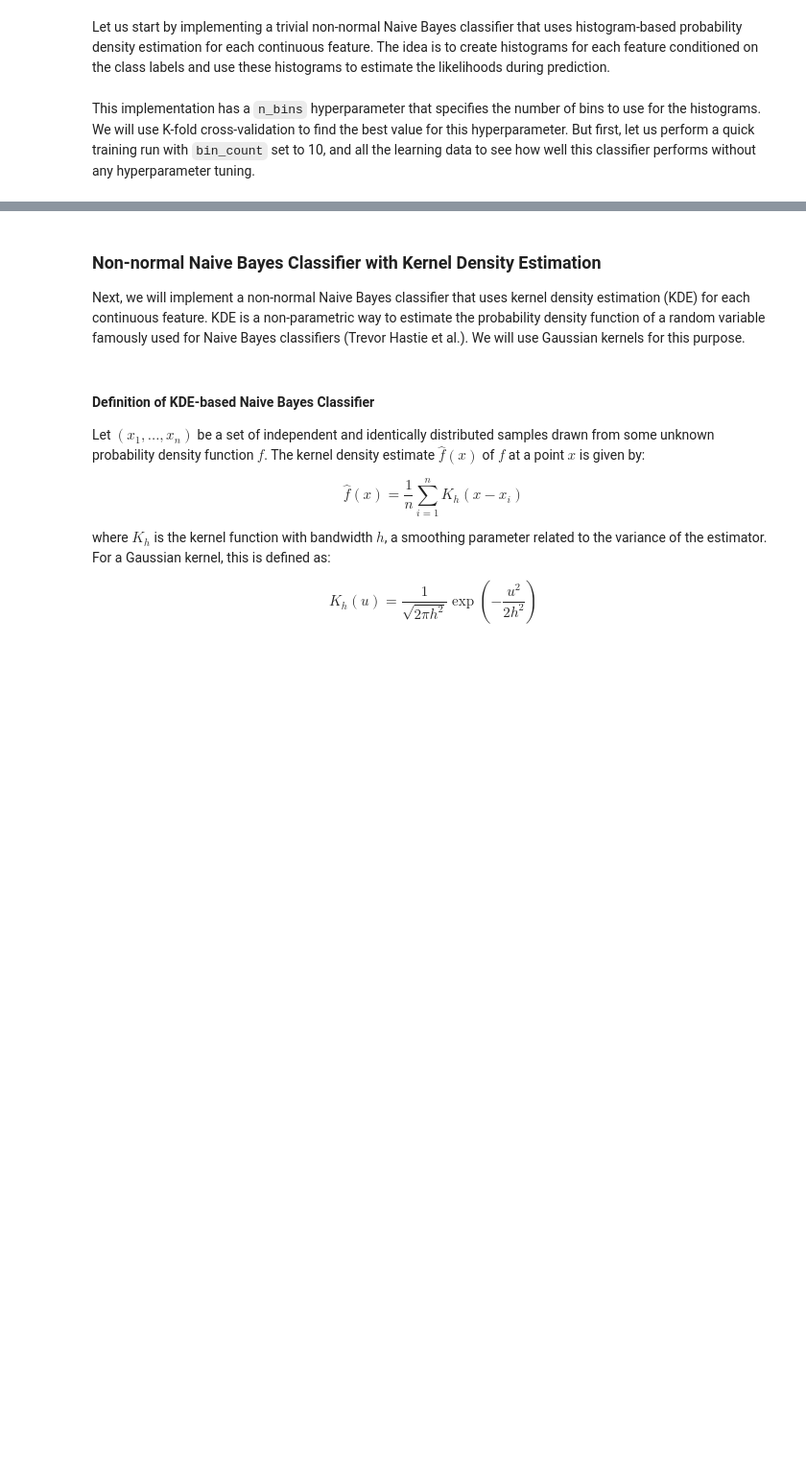
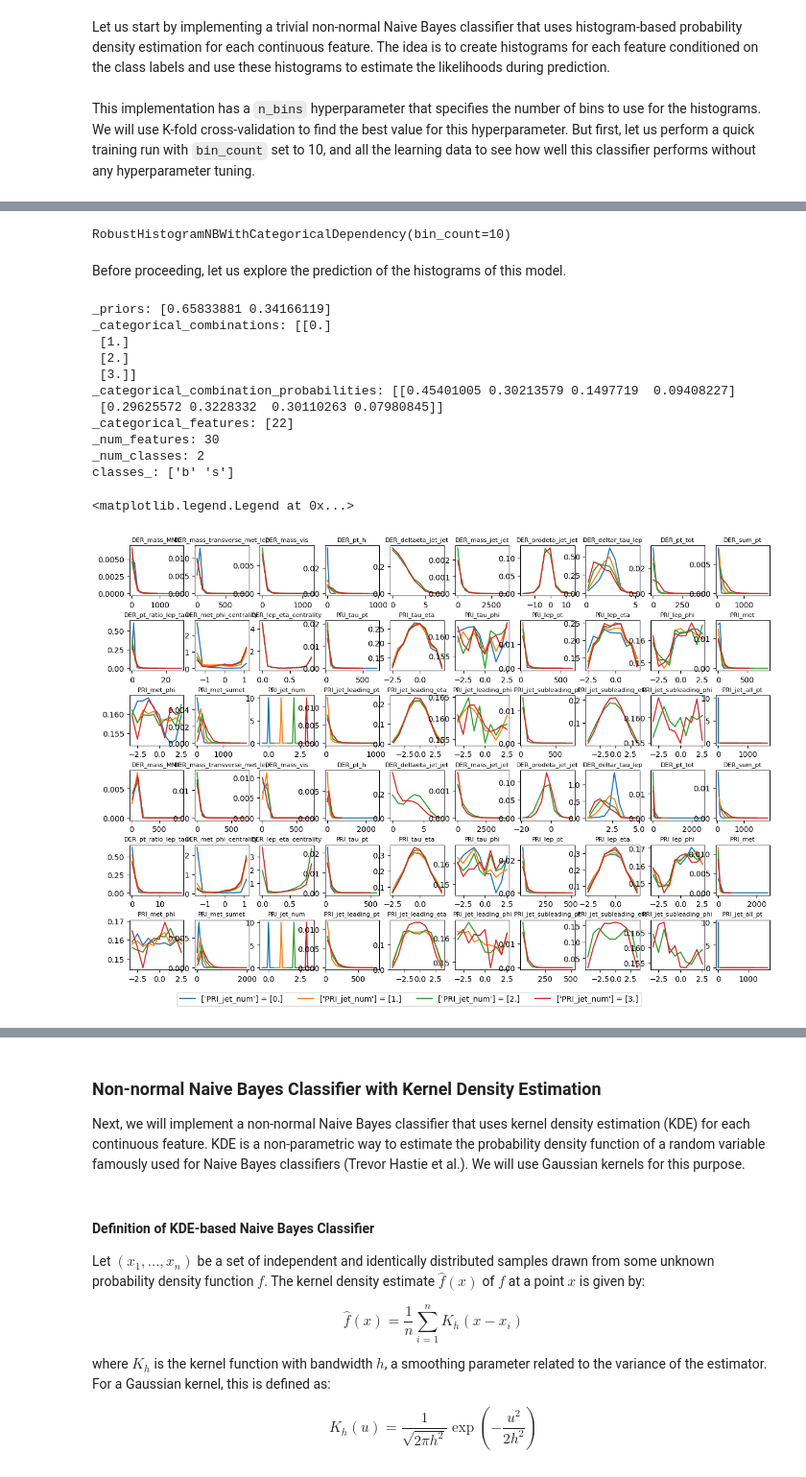
Before and after one commit to AimbotParce/MDS-AML-HiggsBosonATLAS, a Jupyter notebook: notebooks/non-normal-naive-bayes.ipynb, the cells around one changed output, grey strips where cells are left out. Shown at 96% size. Cells and saved outputs as stored; diff of their text form; code cells hidden in the pictures; blank space fills up the shorter version.

```diff
--- a/notebooks/non-normal-naive-bayes.ipynb
+++ b/notebooks/non-normal-naive-bayes.ipynb
@@ -167,0 +181,3 @@ weighted avg       0.65      0.65      0.65    163648
+# %%
+columns_with_na = X.columns[X.isna().any()].tolist()
+columns_with_na
@@ -167,0 +196,3 @@ weighted avg       0.65      0.65      0.65    163648
+# %%
+X_col_clean_train = X_train.drop(columns=columns_with_na)
+X_col_clean_test = X_test.drop(columns=columns_with_na)
@@ -167,0 +355,11 @@ weighted avg       0.65      0.65      0.65    163648
+# %%
+model = RobustHistogramNB(bin_count=10)
+model.fit(X_train.to_numpy(), y_train.to_numpy())
+
+y_pred = model.predict(X_test.to_numpy())
+from sklearn.metrics import accuracy_score, classification_report
+
+accuracy = accuracy_score(y_test.to_numpy(), y_pred)
+report = classification_report(y_test.to_numpy(), y_pred)
+print(f"Accuracy: {accuracy:.4f}")
+print(report)
@@ -167,0 +537,62 @@ weighted avg       0.65      0.65      0.65    163648
+# %%
+model = RobustHistogramNBWithCategoricalDependency(bin_count=10)
+model.fit(X_train.to_numpy(), y_train.to_numpy(), categorical_features=df.columns.get_indexer(["PRI_jet_num"]).tolist())
+# %% [output]
+RobustHistogramNBWithCategoricalDependency(bin_count=10)
+# %% [markdown]
+Before proceeding, let us explore the prediction of the histograms of this model.
+# %%
+import matplotlib.pyplot as plt
+import math
+
+for var in [
+    "_priors",
+    # "_class_histograms",
+    # "_bin_edges",
+    # "_missing_value_probabilities",
+    "_categorical_combinations",
+    "_categorical_combination_probabilities",
+    "_categorical_features",
+    "_num_features",
+    "_num_classes",
+    "classes_",
+]:
+    print(f"{var}: {getattr(model, var)}")
+
+# Plot the class histograms for each categorical combination and each class
+num_cols = model._num_features // 3
+num_rows_per_class = math.ceil(model._num_features / num_cols)
+label_template = f"{str(df.columns[model._categorical_features].tolist())} = {{cat_comb}}"
+fig, ax = plt.subplots(model._num_classes * num_rows_per_class, num_cols, figsize=(15, 10))
+for j, class_label in enumerate(model.classes_):
+    for i in range(model._num_features):
+        for comb_idx, cat_comb in enumerate(model._categorical_combinations):
+            hist = model._class_histograms[j][comb_idx][i]
+            bin_edges = model._bin_edges[j][comb_idx][i]
+            ax_index = np.s_[j * num_rows_per_class + i // num_cols, i % num_cols]
+            ax[ax_index].plot(
+                bin_edges[:-1],
+                hist,
+                color=f"C{comb_idx}",
+                label=label_template.format(cat_comb=cat_comb),
+            )
+            ax[ax_index].set_title(df.columns[i], fontsize=8)
+            # ax[ax_index].set_xlabel("Value")
+            # ax[ax_index].set_ylabel("Density")
+# plt.tight_layout()
+plt.subplots_adjust(hspace=0.5)
+plt.legend(ncol=len(model._categorical_combinations), loc="lower left", bbox_to_anchor=(-10, -0.8))
+# %% [output]
+_priors: [0.65833881 0.34166119]
+_categorical_combinations: [[0.]
+ [1.]
+ [2.]
+ [3.]]
+_categorical_combination_probabilities: [[0.45401005 0.30213579 0.1497719  0.09408227]
+ [0.29625572 0.3228332  0.30110263 0.07980845]]
+_categorical_features: [22]
+_num_features: 30
+_num_classes: 2
+classes_: ['b' 's']
+<matplotlib.legend.Legend at 0x...>
+[figure, added]
```
Also changed, not shown: parts of 16 cells of this notebook, 2 other files.
